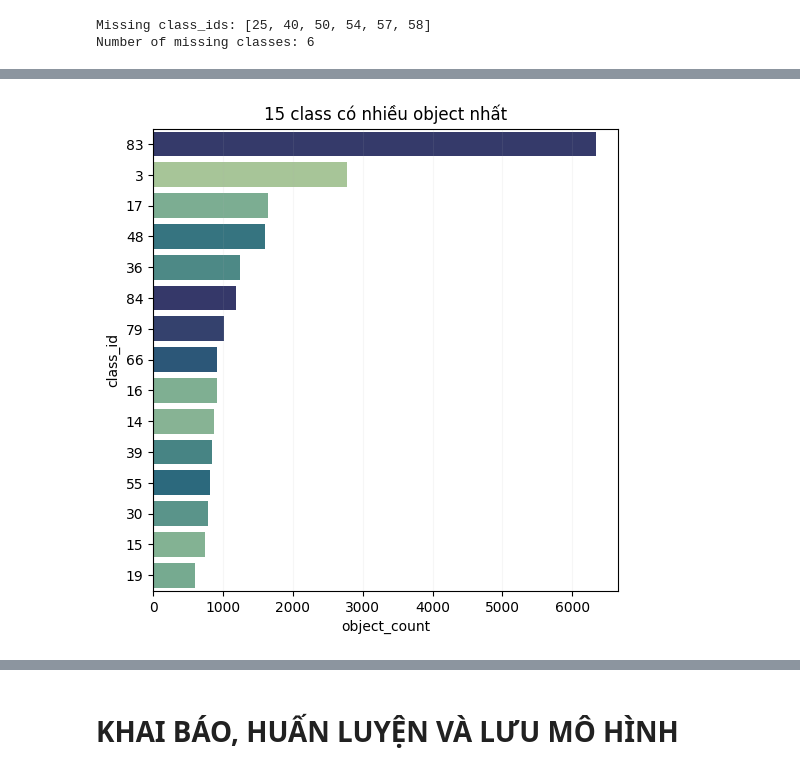
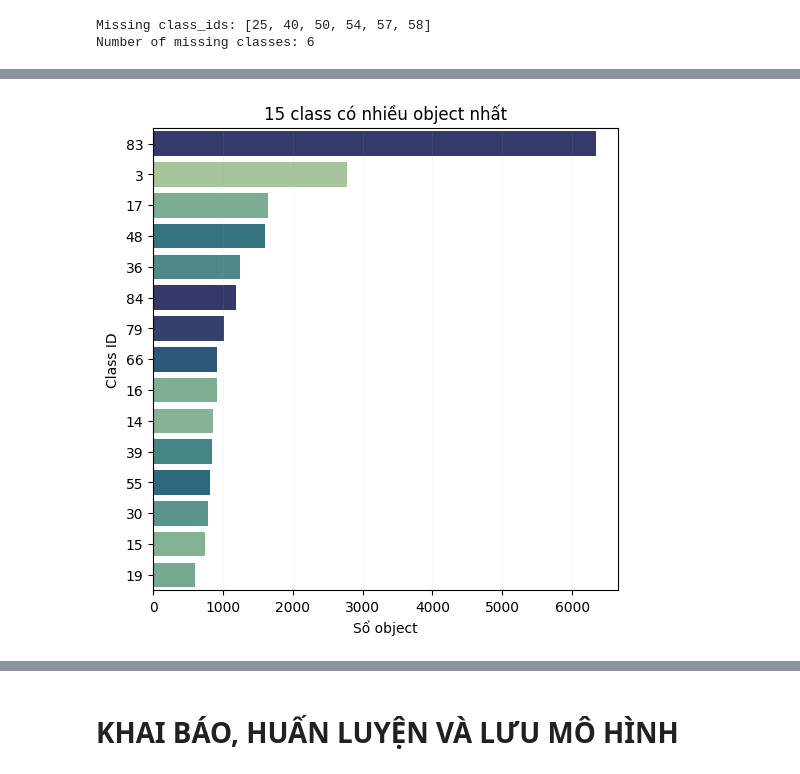
Before and after one commit to iam-BUDDYY/using-deep-learning-to-classify-animal-and-human-images, a Jupyter notebook: PROJECT REPORT.ipynb, the cells around one changed output, grey strips where cells are left out. Saved outputs shown, nothing was run; the diff lists cells and outputs as text; code cells hidden in the pictures.

```diff
--- a/PROJECT REPORT.ipynb
+++ b/PROJECT REPORT.ipynb
@@ -334,27 +355,27 @@ plot_size = (6, 6)
 # %%
-plt.figure(figsize=plot_size)
+plt.figure(figsize=(6, 6))
 
 order = (
     df_top15
     .sort_values("object_count", ascending=False)["class_id"]
     .astype(str)
 )
 
 sns.barplot(
     data=df_top15,
     x="object_count",
     y=df_top15["class_id"].astype(str),
     order=order,
     hue="class_id",
     palette="crest",
     legend=False,
     errorbar=None
 )
 
-plt.xlabel("object_count")
-plt.ylabel("class_id")
+plt.xlabel("Số object")
+plt.ylabel("Class ID")
 plt.title("15 class có nhiều object nhất")
 plt.grid(axis='x', alpha=0.1)
 plt.show()
 # %% [output]
-[figure, old version]
+[figure, new version]
```
Also changed, not shown: parts of 15 cells of this notebook, 1 other file.
